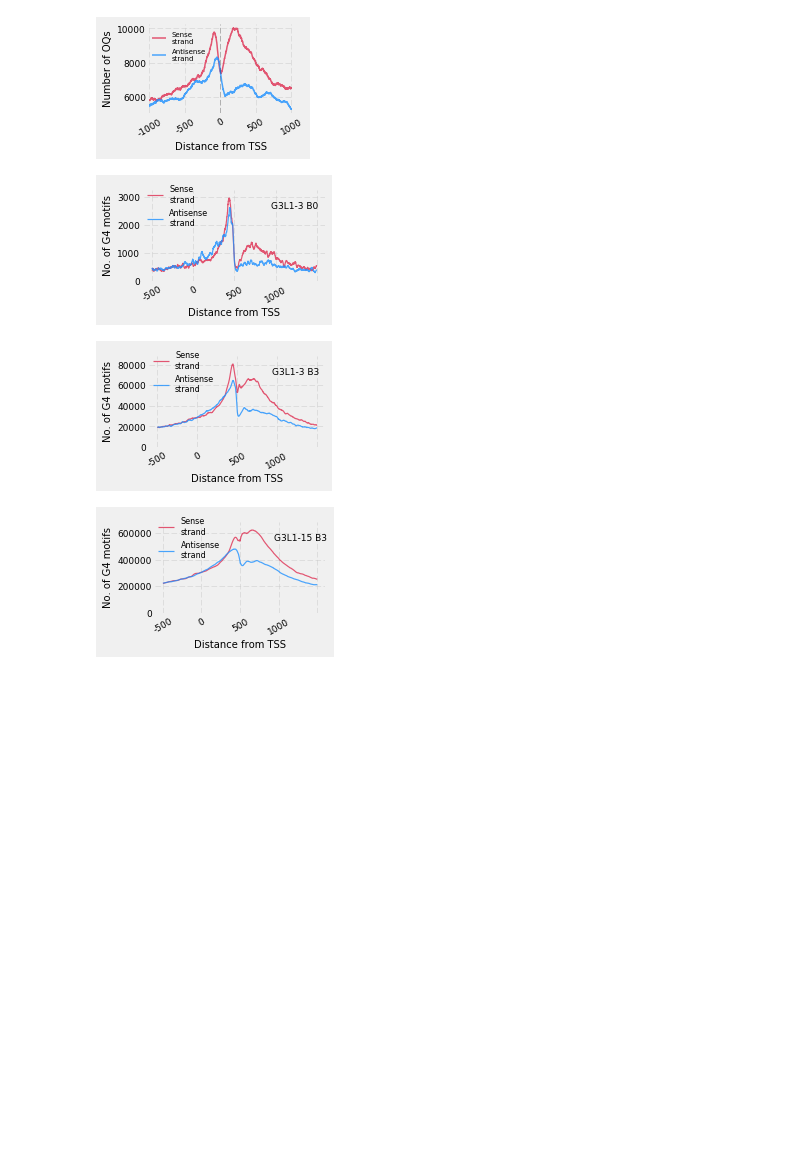
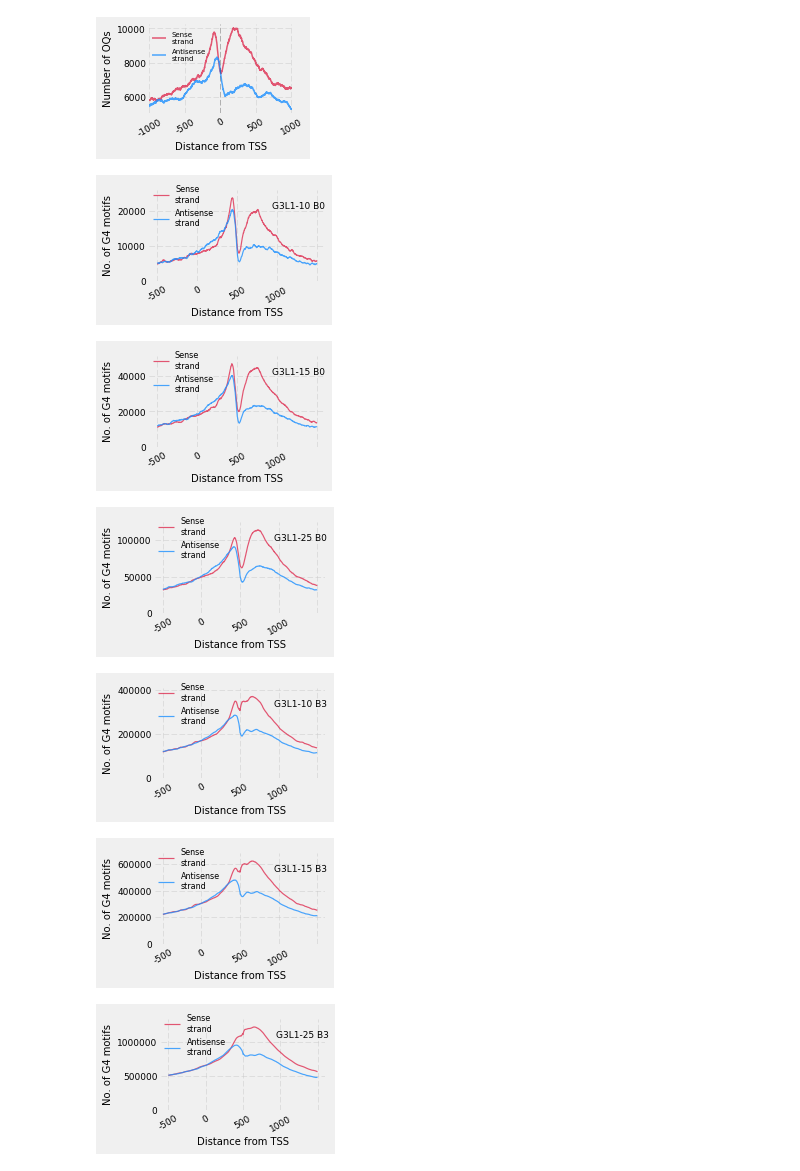
Before and after one commit to Rohit-Satyam/qg, a Jupyter notebook: Promoter_analysis.ipynb, the cells around one changed output. Drawn from its saved outputs; the diff is of its cells as text; code cells hidden in the pictures; blank space fills up the shorter version.

```diff
--- a/Promoter_analysis.ipynb
+++ b/Promoter_analysis.ipynb
@@ -7,6 +7,7 @@ from scipy.stats import mannwhitneyu, ttest_ind, zscore, pearsonr, wilcoxon
 import pybedtools as pbt
 from scipy.integrate import simps
 from IPython.display import clear_output
+from ipyparallel import Client
 
 plt.style.use('fivethirtyeight')
 def clean_axis(ax):
@@ -16,3 +17,7 @@ def clean_axis(ax):
         ax.spines[i].set_visible(False)
     ax.grid(which='major', linestyle='--', alpha=0.5)
     return True
+
+DVIEW = Client()[:]
+DVIEW.block=True
+len(DVIEW)
@@ -157,7 +146,7 @@ for strand, base, inv_base in zip(['positive', 'negative'], ['G', 'C'], ['C', 'G
 # %%
 con_quad_dir = '/home/parashar/scratch/quadruplexes/hg19'
 
-for loop in [3, 7, 15]:
+for loop in [10, 15, 25]:
     for bulge in [0, 3]:
         g4_motif_sense = []
         g4_motif_antisense = []
@@ -181,9 +170,9 @@ for loop in [3, 7, 15]:
                         g4_motif_antisense.append(chrom_array[i[0]:i[1]])
                     else:
                         g4_motif_antisense.append(chrom_array[i[0]:i[1]][::-1])
-        np.save('./data/gene_arrays/g3_%d_%d_sense' % (loop, bulge),
+        np.save('../data/gene_arrays/g3_%d_%d_sense' % (loop, bulge),
                 np.array(g4_motif_sense))
-        np.save('./data/gene_arrays/g3_%d_%d_antisense' % (loop, bulge),
+        np.save('../data/gene_arrays/g3_%d_%d_antisense' % (loop, bulge),
                 np.array(g4_motif_antisense))
         clear_output()
 # %% [markdown]
@@ -240,7 +229,7 @@ gene_array_oq = {}
 gene_array_exp = {}
 for orient in ['sense', 'antisense']:
     gene_array_oq[orient] = np.load('../data/gene_arrays/K2_oq_%s.npy' % orient)
-    gene_array_exp[orient] = np.load('../data/gene_arrays/exp_scores_%s.npy' % orient)
+    gene_array_exp[orient] = np.load('../data/gene_arrays/snipr_%s.npy' % orient)
 # %%
 fig, ax = plt.subplots(1, 1, figsize=(3.4, 2.2))
 
@@ -344,42 +333,45 @@ plt.show()
 gene_array_g4 = {}
 for orient in ['sense', 'antisense']:
     gene_array_g4[orient] = {}
-    for loop in [3, 15]:
+    for loop in [10, 15, 25]:
         for bulge in [0, 3]:
             gene_array_g4[orient]["%d_%d" % (loop, bulge)] = np.load(
                 '../data/gene_arrays/g3_%s_%s_%s.npy' % (loop, bulge, orient))
 # %%
-loops_bulges = [[3, 0], [3, 3], [15, 3]]
+loops_bulges = [[10, 0], [15, 0], [25, 0], [10, 3], [15, 3], [25, 3]]
 
 for lb in loops_bulges:
     max_y = 0
     fig, ax = plt.subplots(1, 1, figsize=(3.5, 2.2))
 
     a = gene_array_g4['sense']["%d_%d" % (lb[0], lb[1])]
     ax.plot((a.sum(axis=0)), lw=1.2, alpha=0.7,
             color='crimson', label='Sense\nstrand')
     max_y = max(max_y, a.sum(axis=0).max())
 
     a = gene_array_g4['antisense']["%d_%d" % (lb[0], lb[1])]
     ax.plot((a.sum(axis=0)), lw=1.2, alpha=0.8,
             color='dodgerblue', label='Antisense\nstrand')
     max_y = max(max_y, a.sum(axis=0).max())
 
     ax.set_ylabel('No. of G4 motifs', fontsize=10)
     ax.set_xlabel('Distance from TSS', fontsize=10)
     ax.set_xticklabels([-1000, -500, 0, 500, 1000], rotation=30)
     ax.legend(frameon=False, loc=(0, 0.55), fontsize=8, ncol=1)
     ax.text(0.7, 0.8, "G3L1-%d B%d" % (lb[0], lb[1]), fontsize=9, transform=ax.transAxes)
     ax.set_ylim((0, max_y + 0.1 * max_y))
     clean_axis(ax)
 
     plt.tight_layout()
     plt.savefig('../images/promoter_motifs_%d_%d.png' % (lb[0], lb[1]),
                 dpi=300, transparent=True, edgecolor='none')
     plt.savefig('../images/promoter_motifs_%d_%d.svg' % (lb[0], lb[1]),
                 transparent=True, edgecolor='none')
     plt.show()
 # %% [output]
-[figure, old version]
+[figure, new version]
-[figure, old version]
+[figure, new version]
-[figure, old version]
+[figure, new version]
+[figure, added]
+[figure, added]
+[figure, added]
```
Also changed, not shown: parts of 6 cells of this notebook, 24 other files.
